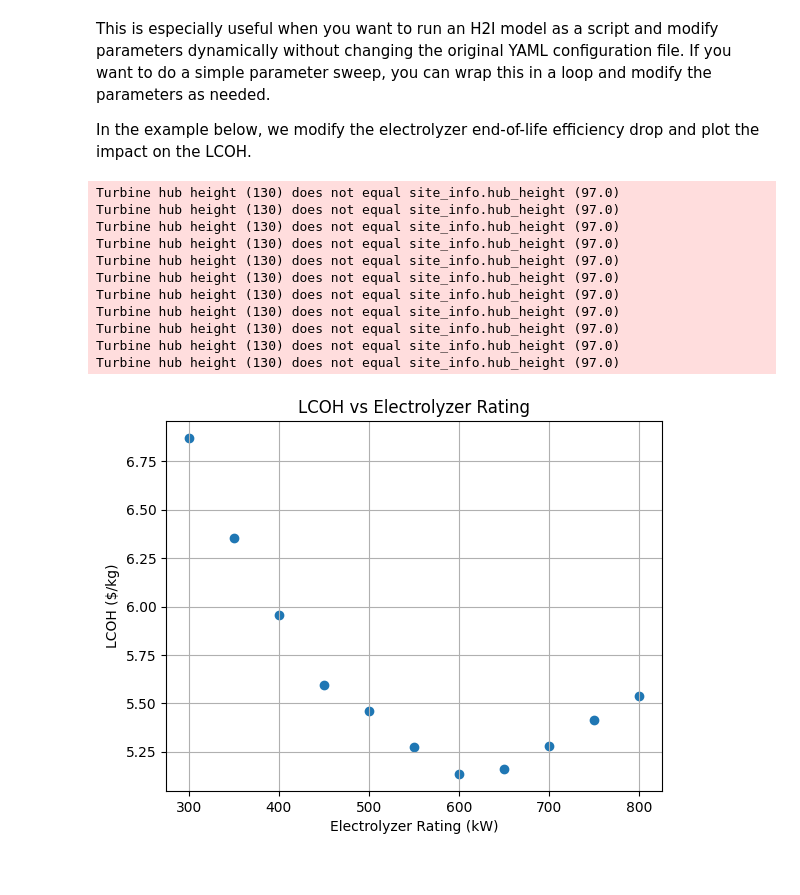
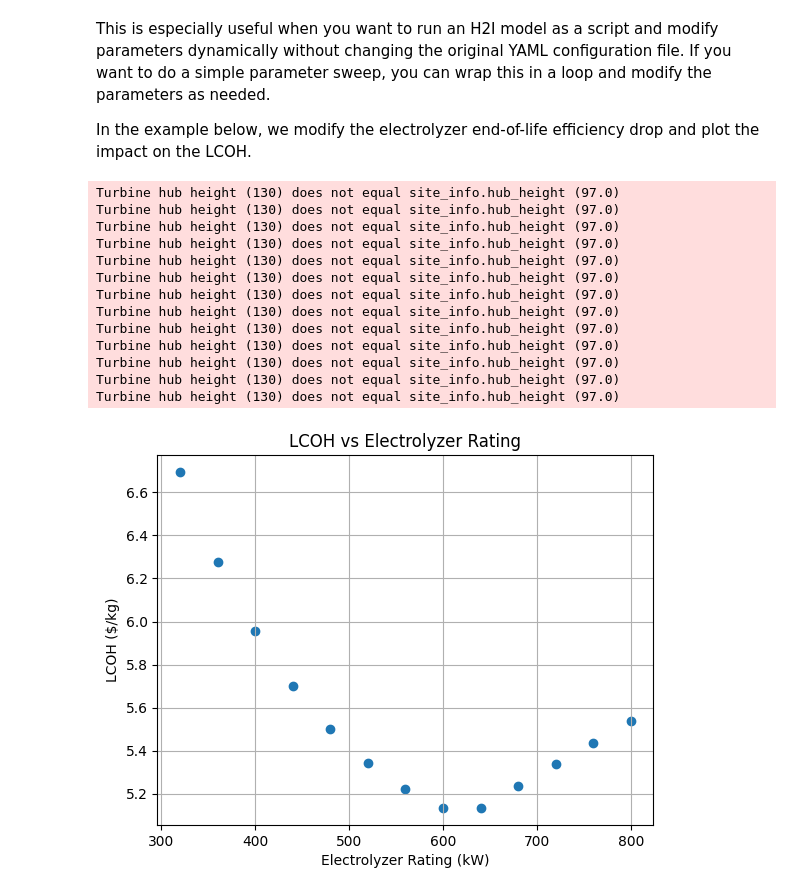
Before and after one commit to NREL/H2Integrate, a Jupyter notebook: docs/user_guide/how_to_set_up_an_analysis.ipynb, the cells around one changed output. Drawn from its saved outputs; the diff is of its cells as text; code cells hidden in the pictures.

Commit message:
updated doc files for changes to electrolyzer capacity setting

```diff
--- a/docs/user_guide/how_to_set_up_an_analysis.ipynb
+++ b/docs/user_guide/how_to_set_up_an_analysis.ipynb
@@ -220,7 +219,9 @@ Here is an example of how to modify the config files and rerun the analysis:
 tech_config = h2i_model.technology_config
 
 # Modify a parameter in the technology config
-tech_config["technologies"]["electrolyzer"]["model_inputs"]["shared_parameters"]["rating"] = 600
+tech_config["technologies"]["electrolyzer"]["model_inputs"]["performance_parameters"][
+    "n_clusters"
+] = 15
 
 # Rerun the model with the updated configurations
 h2i_model.run()
@@ -259,45 +260,56 @@ In the example below, we modify the electrolyzer end-of-life efficiency drop and
 import numpy as np
 import matplotlib.pyplot as plt
 
+# Get the electrolyzer cluster rated capacity
+cluster_size_mw = int(
+    tech_config["technologies"]["electrolyzer"]["model_inputs"]["performance_parameters"][
+        "cluster_rating_MW"
+    ]
+)
 
 # Define the range for electrolyzer rating
-ratings = np.linspace(300, 800, 11)
+ratings = np.arange(320, 840, cluster_size_mw)
 
 # Initialize arrays to store results
 lcoh_results = []
 
 for rating in ratings:
-    # Update the electrolyzer rating
-    tech_config["technologies"]["electrolyzer"]["model_inputs"]["shared_parameters"]["rating"] = (
-        rating
-    )
+    # Calculate the number of clusters from the rating
+    n_clusters = int(rating / cluster_size_mw)
+
+    # Update the number of clusters
+    tech_config["technologies"]["electrolyzer"]["model_inputs"]["performance_parameters"][
+        "n_clusters"
+    ] = n_clusters
 
     # Rerun the model with the updated configurations
     h2i_model.run()
 
     # Get the LCOH value
     lcoh = h2i_model.model.get_val("financials_group_1.LCOH", units="USD/kg")[0]
 
     # Store the results
     lcoh_results.append(lcoh)
 
 # Create a scatter plot
 plt.scatter(ratings, lcoh_results)
 plt.xlabel("Electrolyzer Rating (kW)")
 plt.ylabel("LCOH ($/kg)")
 plt.title("LCOH vs Electrolyzer Rating")
 plt.grid(True)
 plt.show()
 # %% [output]
 Turbine hub height (130) does not equal site_info.hub_height (97.0)
 Turbine hub height (130) does not equal site_info.hub_height (97.0)
 Turbine hub height (130) does not equal site_info.hub_height (97.0)
 Turbine hub height (130) does not equal site_info.hub_height (97.0)
 Turbine hub height (130) does not equal site_info.hub_height (97.0)
 Turbine hub height (130) does not equal site_info.hub_height (97.0)
 Turbine hub height (130) does not equal site_info.hub_height (97.0)
 Turbine hub height (130) does not equal site_info.hub_height (97.0)
 Turbine hub height (130) does not equal site_info.hub_height (97.0)
 Turbine hub height (130) does not equal site_info.hub_height (97.0)
 Turbine hub height (130) does not equal site_info.hub_height (97.0)
+Turbine hub height (130) does not equal site_info.hub_height (97.0)
+Turbine hub height (130) does not equal site_info.hub_height (97.0)
-[figure, old version]
+[figure, new version]
```
Also changed, not shown: parts of 3 cells of this notebook, 1 other file.
